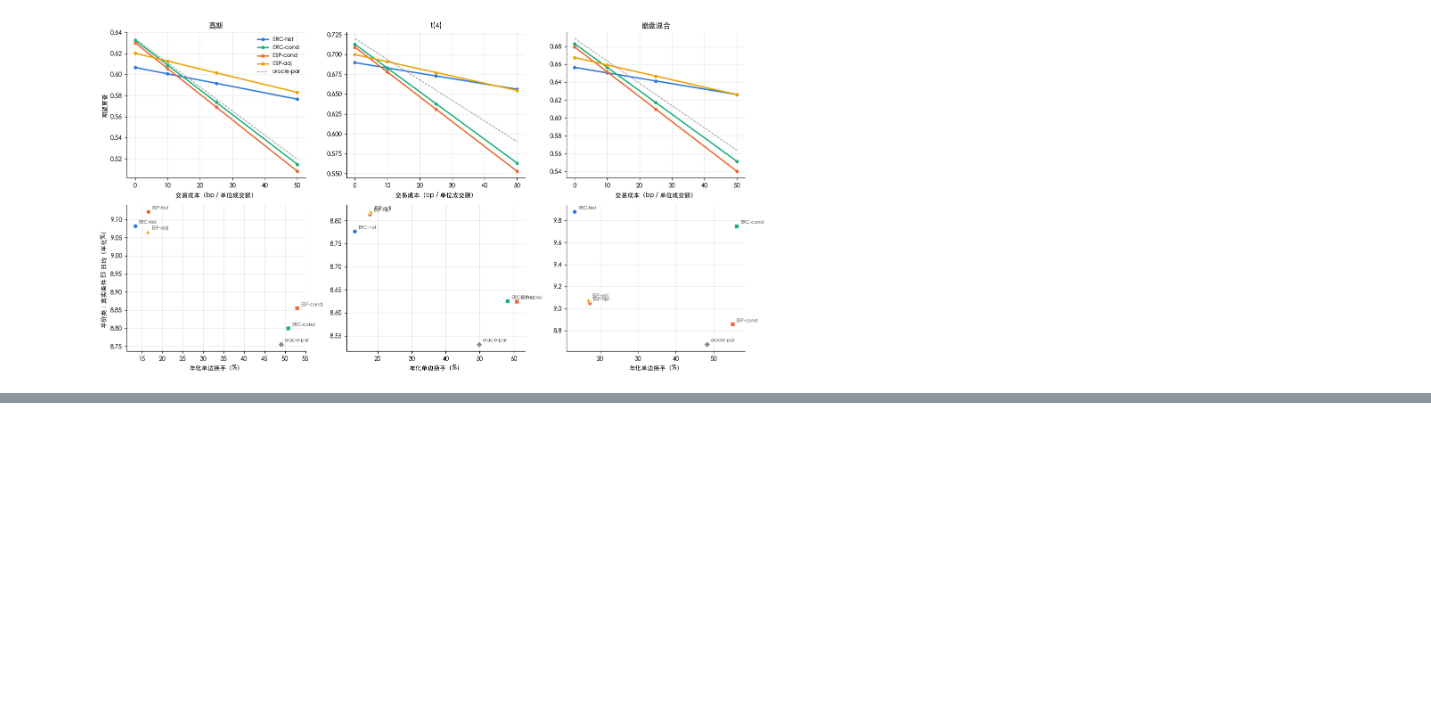
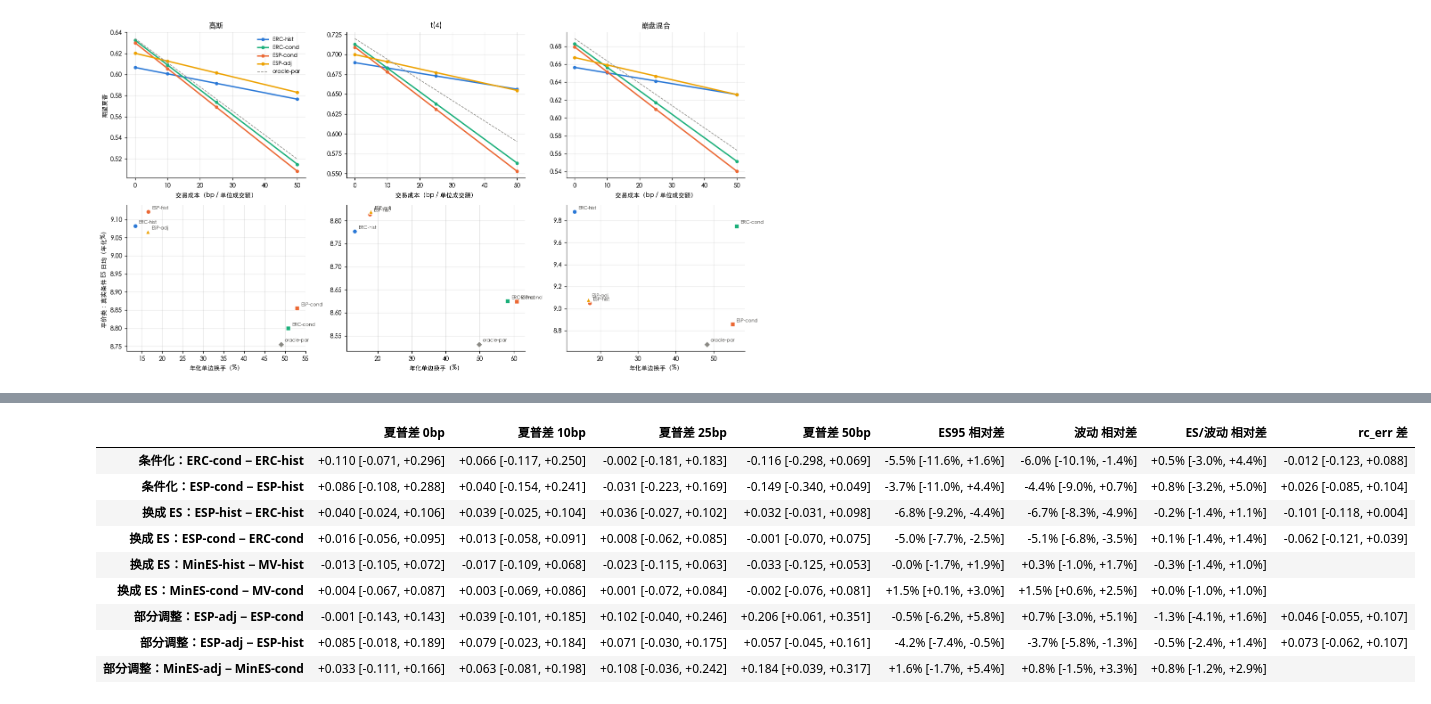
Before and after one commit to lshangro-png/tail-risk-cn, a Jupyter notebook: studies/09_estimation_vs_decision/estimation_vs_decision.ipynb, the cells around one changed output, grey strips where cells are left out. Drawn from its saved outputs; the diff is of its cells as text; code cells hidden in the pictures; blank space fills up the shorter version.

```diff
--- a/studies/09_estimation_vs_decision/estimation_vs_decision.ipynb
+++ b/studies/09_estimation_vs_decision/estimation_vs_decision.ipynb
@@ -949,0 +1123,46 @@ fig.savefig(FIG / "fig_B_costs.pdf", bbox_inches="tight");
+# %%
+# 表 C2：关键对照。超额夏普差（各成本）与 ES 类指标的相对差，括号内为分块自助法 95% 区间
+def fmt(p, lo, hi, pct=False):
+    s = "{:+.1%}" if pct else "{:+.3f}"
+    return f"{s.format(p)} [{s.format(lo)}, {s.format(hi)}]"
+
+
+PAIRS_C = [("条件化：ERC-cond − ERC-hist", "ERC-cond", "ERC-hist"),
+           ("条件化：ESP-cond − ESP-hist", "ESP-cond", "ESP-hist"),
+           ("换成 ES：ESP-hist − ERC-hist", "ESP-hist", "ERC-hist"),
+           ("换成 ES：ESP-cond − ERC-cond", "ESP-cond", "ERC-cond"),
+           ("换成 ES：MinES-hist − MV-hist", "MinES-hist", "MV-hist"),
+           ("换成 ES：MinES-cond − MV-cond", "MinES-cond", "MV-cond"),
+           ("部分调整：ESP-adj − ESP-cond", "ESP-adj", "ESP-cond"),
+           ("部分调整：ESP-adj − ESP-hist", "ESP-adj", "ESP-hist"),
+           ("部分调整：MinES-adj − MinES-cond", "MinES-adj", "MinES-cond")]
+es_f = lambda x: es_sample(x)
+ratio_f = lambda x: es_sample(x) / np.std(x)
+rows = {}
+for lab, a, b in PAIRS_C:
+    row = {}
+    for c in COSTS_BP:
+        p, lo, hi, _ = block_bootstrap_sharpe_diff(EXC[(a, c)][0], EXC[(b, c)][0])
+        row[f"夏普差 {c}bp"] = fmt(p, lo, hi)
+    ra, rb = EXC[(a, 0)][0], EXC[(b, 0)][0]
+    row["ES95 相对差"] = fmt(*block_bootstrap_ratio(es_f, ra, rb), pct=True)
+    row["波动 相对差"] = fmt(*block_bootstrap_ratio(np.std, ra, rb), pct=True)
+    row["ES/波动 相对差"] = fmt(*block_bootstrap_ratio(ratio_f, ra, rb), pct=True)
+    if not a.startswith(("MV", "MinES")):
+        n = len(ra)
+        pt = rc_err_real(a) - rc_err_real(b)
+        row["rc_err 差"] = fmt(pt, *block_bootstrap_stat(lambda i: rc_err_real(a, i) - rc_err_real(b, i), n, n_boot=500))
+    rows[lab] = row
+tabC2 = pd.DataFrame(rows).T.fillna("")
+tabC2
+# %% [output]
+|  | 夏普差 0bp | 夏普差 10bp | 夏普差 25bp | 夏普差 50bp | ES95 相对差 | 波动 相对差 | ES/波动 相对差 | rc_err 差 |
+| 条件化：ERC-cond − ERC-hist | +0.110 [-0.071, +0.296] | +0.066 [-0.117, +0.250] | -0.002 [-0.181, +0.183] | -0.116 [-0.298, +0.069] | -5.5% [-11.6%, +1.6%] | -6.0% [-10.1%, -1.4%] | +0.5% [-3.0%, +4.4%] | -0.012 [-0.123, +0.088] |
+| 条件化：ESP-cond − ESP-hist | +0.086 [-0.108, +0.288] | +0.040 [-0.154, +0.241] | -0.031 [-0.223, +0.169] | -0.149 [-0.340, +0.049] | -3.7% [-11.0%, +4.4%] | -4.4% [-9.0%, +0.7%] | +0.8% [-3.2%, +5.0%] | +0.026 [-0.085, +0.104] |
+| 换成 ES：ESP-hist − ERC-hist | +0.040 [-0.024, +0.106] | +0.039 [-0.025, +0.104] | +0.036 [-0.027, +0.102] | +0.032 [-0.031, +0.098] | -6.8% [-9.2%, -4.4%] | -6.7% [-8.3%, -4.9%] | -0.2% [-1.4%, +1.1%] | -0.101 [-0.118, +0.004] |
+| 换成 ES：ESP-cond − ERC-cond | +0.016 [-0.056, +0.095] | +0.013 [-0.058, +0.091] | +0.008 [-0.062, +0.085] | -0.001 [-0.070, +0.075] | -5.0% [-7.7%, -2.5%] | -5.1% [-6.8%, -3.5%] | +0.1% [-1.4%, +1.4%] | -0.062 [-0.121, +0.039] |
+| 换成 ES：MinES-hist − MV-hist | -0.013 [-0.105, +0.072] | -0.017 [-0.109, +0.068] | -0.023 [-0.115, +0.063] | -0.033 [-0.125, +0.053] | -0.0% [-1.7%, +1.9%] | +0.3% [-1.0%, +1.7%] | -0.3% [-1.4%, +1.0%] |  |
+| 换成 ES：MinES-cond − MV-cond | +0.004 [-0.067, +0.087] | +0.003 [-0.069, +0.086] | +0.001 [-0.072, +0.084] | -0.002 [-0.076, +0.081] | +1.5% [+0.1%, +3.0%] | +1.5% [+0.6%, +2.5%] | +0.0% [-1.0%, +1.0%] |  |
+| 部分调整：ESP-adj − ESP-cond | -0.001 [-0.143, +0.143] | +0.039 [-0.101, +0.185] | +0.102 [-0.040, +0.246] | +0.206 [+0.061, +0.351] | -0.5% [-6.2%, +5.8%] | +0.7% [-3.0%, +5.1%] | -1.3% [-4.1%, +1.6%] | +0.046 [-0.055, +0.107] |
+| 部分调整：ESP-adj − ESP-hist | +0.085 [-0.018, +0.189] | +0.079 [-0.023, +0.184] | +0.071 [-0.030, +0.175] | +0.057 [-0.045, +0.161] | -4.2% [-7.4%, -0.5%] | -3.7% [-5.8%, -1.3%] | -0.5% [-2.4%, +1.4%] | +0.073 [-0.062, +0.107] |
+| 部分调整：MinES-adj − MinES-cond | +0.033 [-0.111, +0.166] | +0.063 [-0.081, +0.198] | +0.108 [-0.036, +0.242] | +0.184 [+0.039, +0.317] | +1.6% [-1.7%, +5.4%] | +0.8% [-1.5%, +3.3%] | +0.8% [-1.2%, +2.9%] |  |
```
Also changed, not shown: parts of 10 cells of this notebook, 4 other files.
